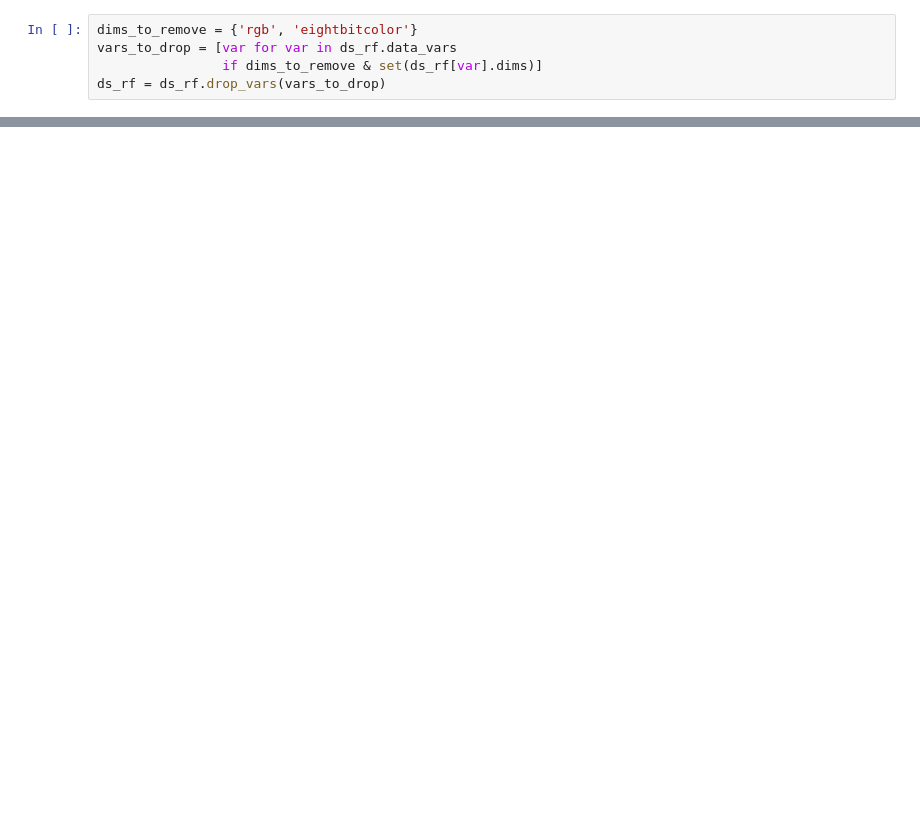
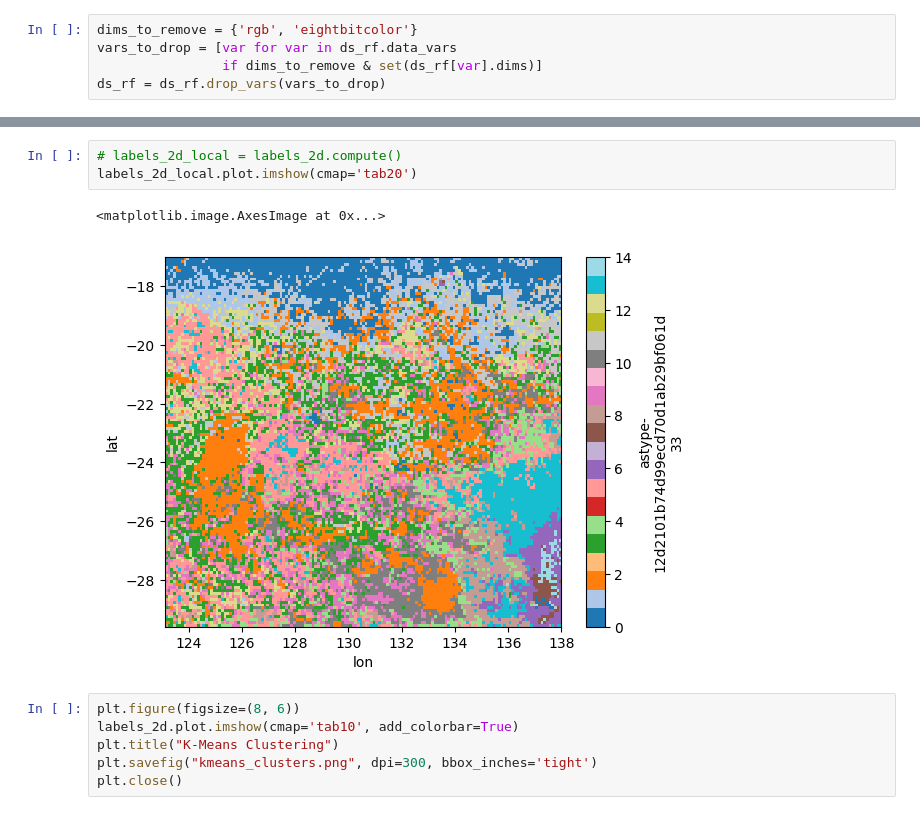
Before and after one commit to eschlossberg/pace-just-land, a Jupyter notebook: scripts/pace_hs_clustering.ipynb, the cells around one changed output, grey strips where cells are left out. Saved outputs shown, nothing was run; the diff lists cells and outputs as text; blank space fills up the shorter version.

```diff
--- a/scripts/pace_hs_clustering.ipynb
+++ b/scripts/pace_hs_clustering.ipynb
@@ -153,0 +174,12 @@ See also https://docs.dask.org/en/stable/best-practices.html#load-data-with-dask
+# %%
+# labels_2d_local = labels_2d.compute()
+labels_2d_local.plot.imshow(cmap='tab20')
+# %% [output]
+<matplotlib.image.AxesImage at 0x...>
+[figure, added]
+# %%
+plt.figure(figsize=(8, 6))
+labels_2d.plot.imshow(cmap='tab10', add_colorbar=True)
+plt.title("K-Means Clustering")
+plt.savefig("kmeans_clusters.png", dpi=300, bbox_inches='tight')
+plt.close()
```
Also changed, not shown: parts of 3 cells of this notebook.
